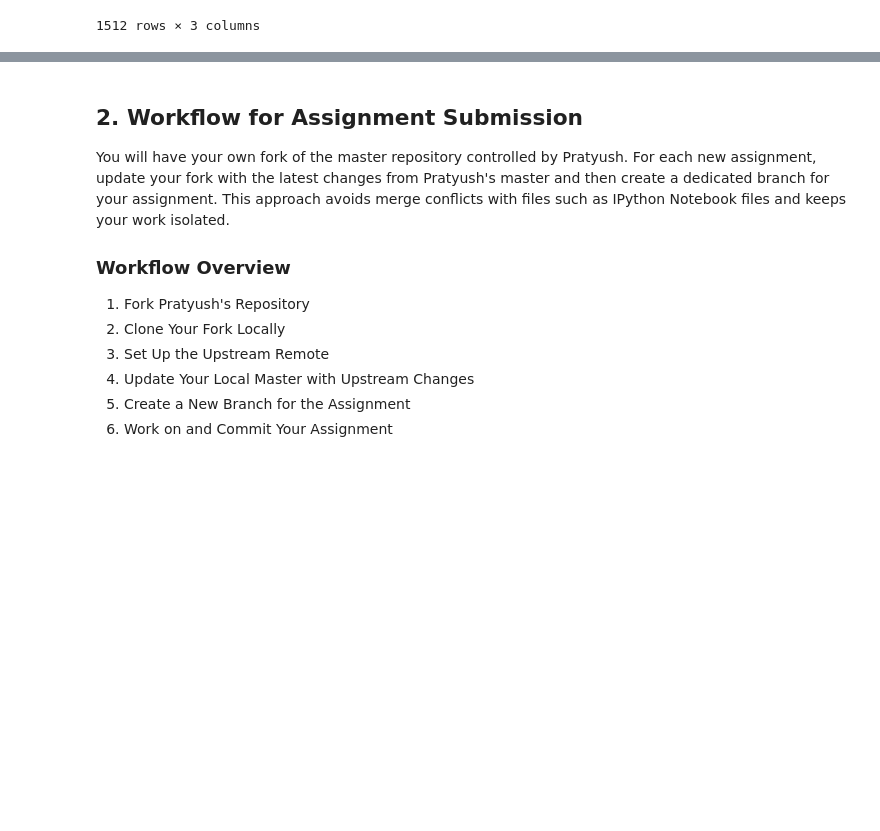
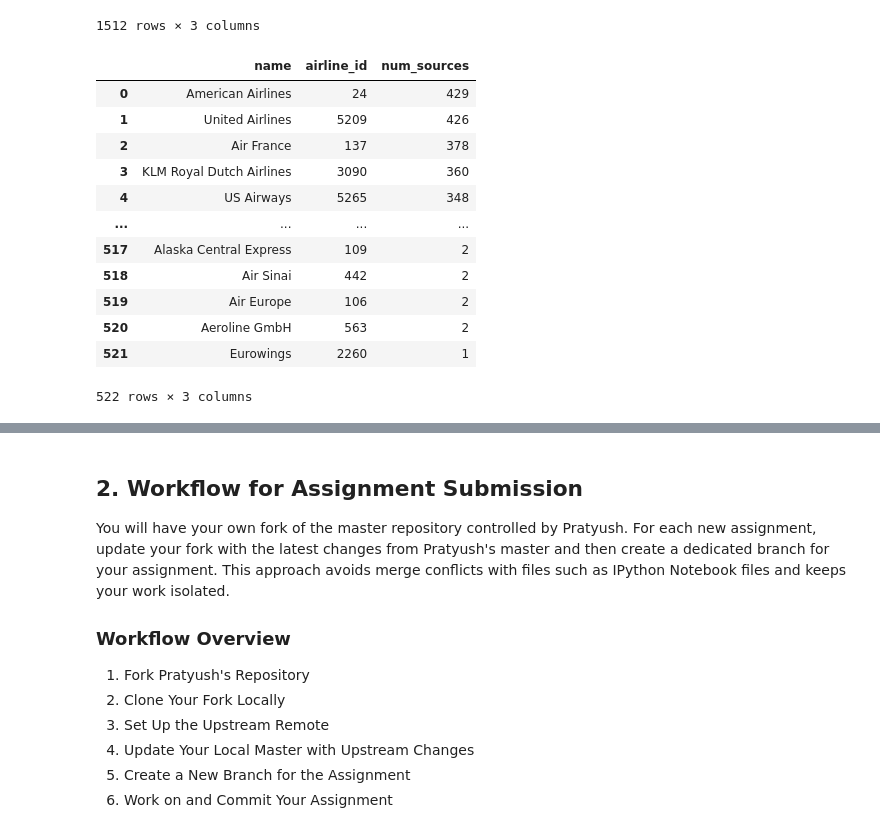
Before and after one commit to vivagrace/data_alchemy_assignments, a Jupyter notebook: Wk2_SQL.ipynb, the cells around one changed output, grey strips where cells are left out. Saved outputs shown, nothing was run; the diff lists cells and outputs as text; code cells hidden in the pictures; blank space fills up the shorter version.

```diff
--- a/Wk2_SQL.ipynb
+++ b/Wk2_SQL.ipynb
@@ -156,15 +156,31 @@ df
 # %%
 ## Question 3: Find all active airlines (where `active = 'Y'`) that operate from at least 3 distinct source airports. Display the airline's name, airline_id, and the count of distinct source airports. Order the results by the count (highest first).
 
-#Maybe use a join? or just use routes first, then airlines, etc?
-
 q3 = """
-select name, airline_id, source from routes
-where active = "Y";
+select airlines.name, airlines.airline_id, count(distinct routes.source_airport) as num_sources
+from airlines
+inner join routes on airlines.airline_id = routes.airline_id
+where airlines.active = "Y"
+group by name
+order by num_sources desc;
 """
 
 df = pd.read_sql_query(q3, conn)
 df
+# %% [output]
+|  | name | airline_id | num_sources |
+| 0 | American Airlines | 24 | 429 |
+| 1 | United Airlines | 5209 | 426 |
+| 2 | Air France | 137 | 378 |
+| 3 | KLM Royal Dutch Airlines | 3090 | 360 |
+| 4 | US Airways | 5265 | 348 |
+| ... | ... | ... | ... |
+| 517 | Alaska Central Express | 109 | 2 |
+| 518 | Air Sinai | 442 | 2 |
+| 519 | Air Europe | 106 | 2 |
+| 520 | Aeroline GmbH | 563 | 2 |
+| 521 | Eurowings | 2260 | 1 |
+522 rows × 3 columns
 # %%
 ## Question 4: List all airports that serve as a source airport along with their name, city, country, altitude, and the total number of routes departing from that airport. Only include airports with at least one departing route. Order the results by the total number of routes (descending) and then by altitude (descending).
 
```
Also changed, not shown: parts of 5 cells of this notebook, 1 other file.
